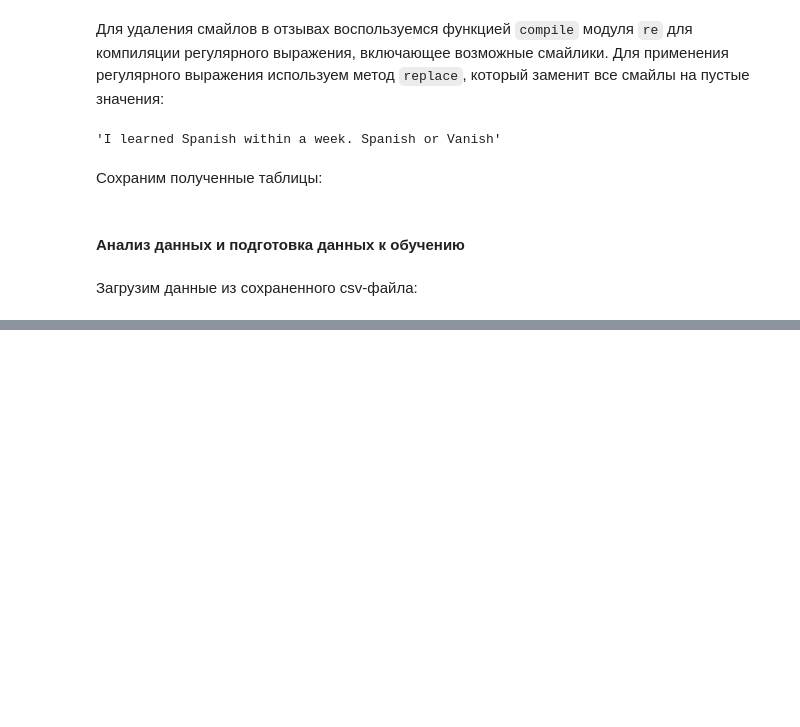
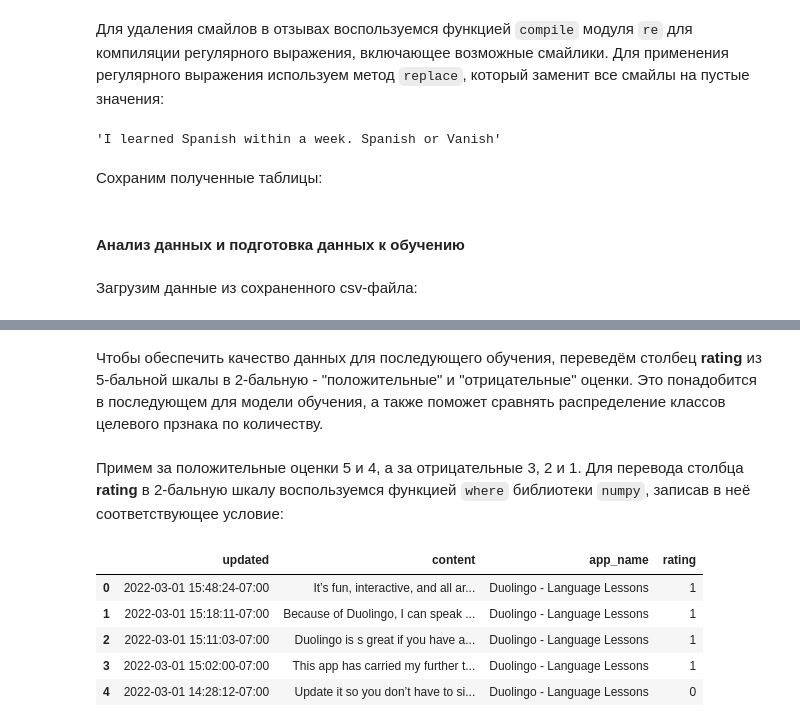
Before and after one commit to Alice15423/sentiment_analysis, a Jupyter notebook: reseach/sentiment_analysis.ipynb, the cells around one changed output, grey strips where cells are left out. Drawn from its saved outputs; the diff is of its cells as text; code cells hidden in the pictures; blank space fills up the shorter version.

Commit message:
add few cells in .ipynb file, save final datasets files

```diff
--- a/reseach/sentiment_analysis.ipynb
+++ b/reseach/sentiment_analysis.ipynb
@@ -319,6 +305,7 @@ df_check.to_csv('datasets/check/reviews_check.csv', sep='|', index=False)
 Загрузим данные из сохраненного csv-файла:
 # %%
 df = pd.read_csv('datasets/train/reviews_train.csv', sep='|')
+df_check = pd.read_csv('datasets/check/reviews_check.csv', sep='|')
 df.head()
 # %% [output]
 |  | updated | content | app_name | rating |
@@ -340,0 +341,18 @@ Name: rating, dtype: int64
+# %% [markdown]
+Чтобы обеспечить качество данных для последующего обучения, переведём столбец **rating** из 5-бальной шкалы в 2-бальную - "положительные" и "отрицательные" оценки. Это понадобится в последующем для модели обучения, а также поможет сравнять распределение классов целевого прзнака по количеству.
+# %% [markdown]
+Примем за положительные оценки 5 и 4, а за отрицательные 3, 2 и 1. Для перевода столбца **rating** в 2-бальную шкалу воспользуемся функцией `where` библиотеки `numpy`, записав в неё соответствующее условие:
+# %%
+# условие:
+# 5//2 = 2 > 1, 4//2 = 2 > 1
+# 3//2 = 1 = 1, 2//2 = 1 = 1, 1//2 = 0 < 1
+df['rating'] = np.where(df['rating'] // 2 > 1, 1, 0)
+df_check['rating'] = np.where(df_check['rating'] // 2 > 1, 1, 0)
+df.head()
+# %% [output]
+|  | updated | content | app_name | rating |
+| 0 | 2022-03-01 15:48:24-07:00 | It’s fun, interactive, and all ar... | Duolingo - Language Lessons | 1 |
+| 1 | 2022-03-01 15:18:11-07:00 | Because of Duolingo, I can speak ... | Duolingo - Language Lessons | 1 |
+| 2 | 2022-03-01 15:11:03-07:00 | Duolingo is s great if you have a... | Duolingo - Language Lessons | 1 |
+| 3 | 2022-03-01 15:02:00-07:00 | This app has carried my further t... | Duolingo - Language Lessons | 1 |
+| 4 | 2022-03-01 14:28:12-07:00 | Update it so you don’t have to si... | Duolingo - Language Lessons | 0 |
```
Also changed, not shown: parts of 18 cells of this notebook, 4 other files.
